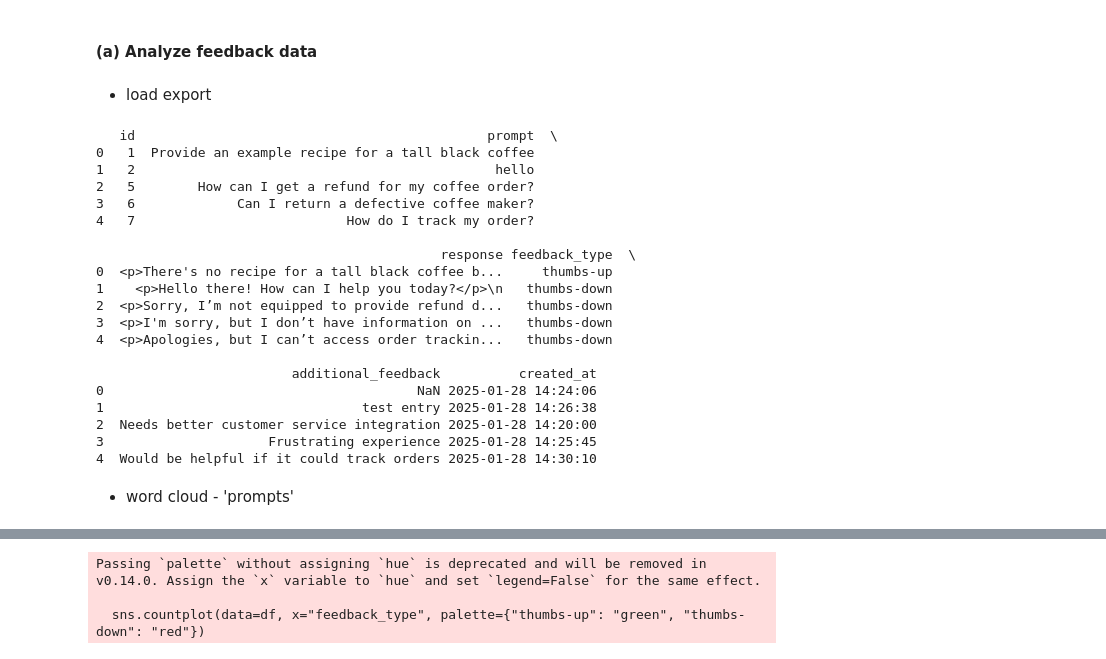
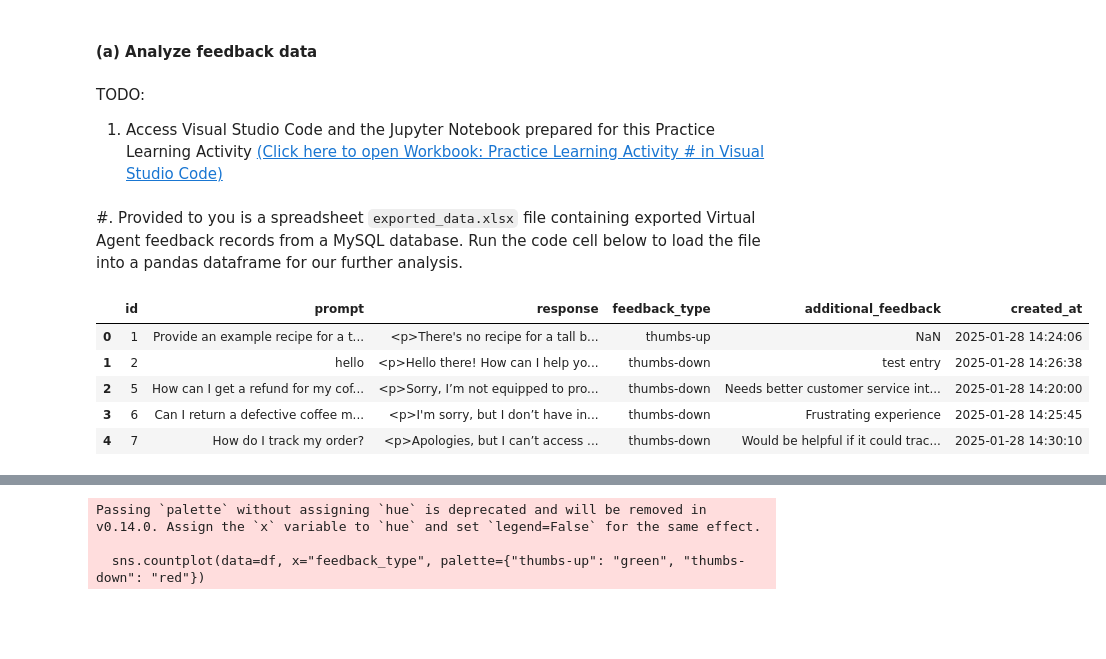
Before and after one commit to diego-manzano/capstone-ailtk, a Jupyter notebook: ailtk_learning-management-module/learning-files/learning-activities/practice-learning-activity-7.ipynb, the cells around one changed output, grey strips where cells are left out. Drawn from its saved outputs; the diff is of its cells as text; code cells hidden in the pictures; blank space fills up the shorter version.

```diff
--- a/ailtk_learning-management-module/learning-files/learning-activities/practice-learning-activity-7.ipynb
+++ b/ailtk_learning-management-module/learning-files/learning-activities/practice-learning-activity-7.ipynb
@@ -21,38 +21,25 @@ Utilize insights from user ratings and comments to enhance response accuracy, pe
 ---
 # %% [markdown]
 #### (a) Analyze feedback data
-# %% [markdown]
-- load export
+# %% [markdown]
+TODO:
+
+1. Access Visual Studio Code and the Jupyter Notebook prepared for this Practice Learning Activity <a href="../learning-files/ailtk-running-code-pla#.ipynb" target="_blank">(Click here to open Workbook: Practice Learning Activity # in Visual Studio Code)</a>
+# %% [markdown]
+#. Provided to you is a spreadsheet `exported_data.xlsx` file containing exported Virtual Agent feedback records from a MySQL database. Run the code cell below to load the file into a pandas dataframe for our further analysis.
 # %%
-import pymysql
 import pandas as pd
 
 # LOAD EXCEL INTO DATAFRAME ----
 excel_path = "../exported_data.xlsx"
 df = pd.read_excel(excel_path)  # Read Excel into a DataFrame
 
 # PRINT THE FIRST FEW ROWS ----
-print(df.head())
+df.head()
 # %% [output]
-   id                                             prompt  \
-0   1  Provide an example recipe for a tall black coffee
-1   2                                              hello
-2   5        How can I get a refund for my coffee order?
-3   6             Can I return a defective coffee maker?
-4   7                           How do I track my order?
-
-                                            response feedback_type  \
-0  <p>There's no recipe for a tall black coffee b...     thumbs-up
-1    <p>Hello there! How can I help you today?</p>\n   thumbs-down
-2  <p>Sorry, I’m not equipped to provide refund d...   thumbs-down
-3  <p>I'm sorry, but I don’t have information on ...   thumbs-down
-4  <p>Apologies, but I can’t access order trackin...   thumbs-down
-
-                         additional_feedback          created_at
-0                                        NaN 2025-01-28 14:24:06
-1                                 test entry 2025-01-28 14:26:38
-2  Needs better customer service integration 2025-01-28 14:20:00
-3                     Frustrating experience 2025-01-28 14:25:45
-4  Would be helpful if it could track orders 2025-01-28 14:30:10
+|  | id | prompt | response | feedback_type | additional_feedback | created_at |
+| 0 | 1 | Provide an example recipe for a t... | <p>There's no recipe for a tall b... | thumbs-up | NaN | 2025-01-28 14:24:06 |
+| 1 | 2 | hello | <p>Hello there! How can I help yo... | thumbs-down | test entry | 2025-01-28 14:26:38 |
+| 2 | 5 | How can I get a refund for my cof... | <p>Sorry, I’m not equipped to pro... | thumbs-down | Needs better customer service int... | 2025-01-28 14:20:00 |
+| 3 | 6 | Can I return a defective coffee m... | <p>I'm sorry, but I don’t have in... | thumbs-down | Frustrating experience | 2025-01-28 14:25:45 |
+| 4 | 7 | How do I track my order? | <p>Apologies, but I can’t access ... | thumbs-down | Would be helpful if it could trac... | 2025-01-28 14:30:10 |
-# %% [markdown]
-- word cloud - 'prompts'
```
Also changed, not shown: parts of 32 cells of this notebook, 1 other file.
